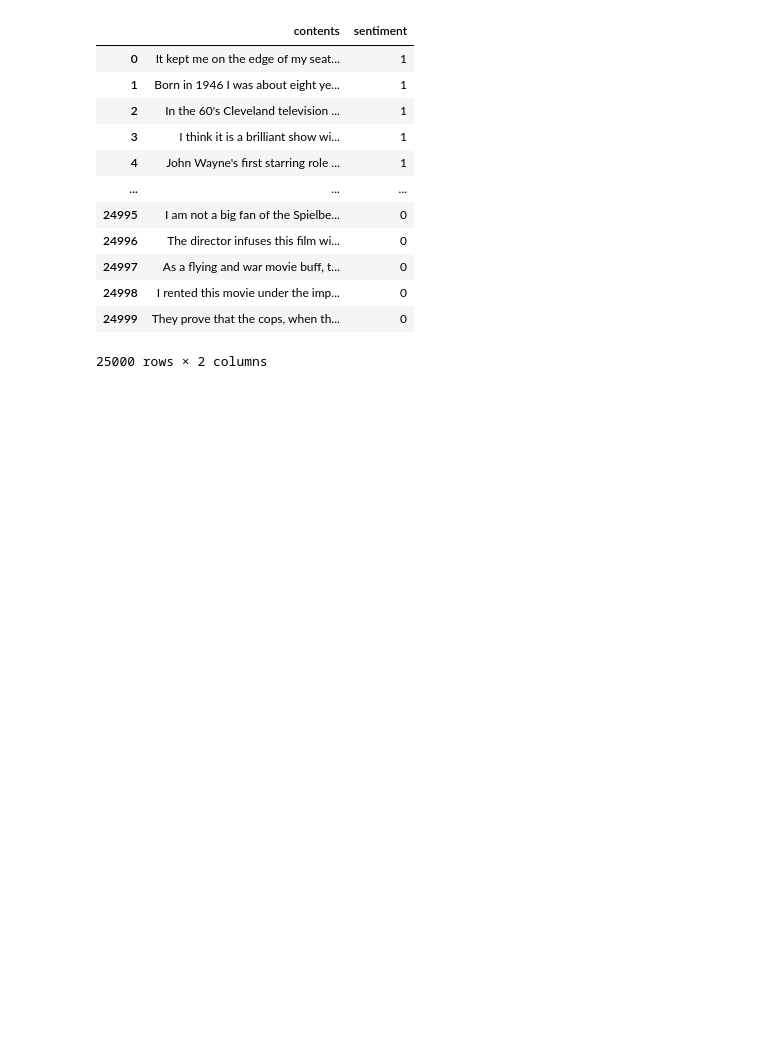
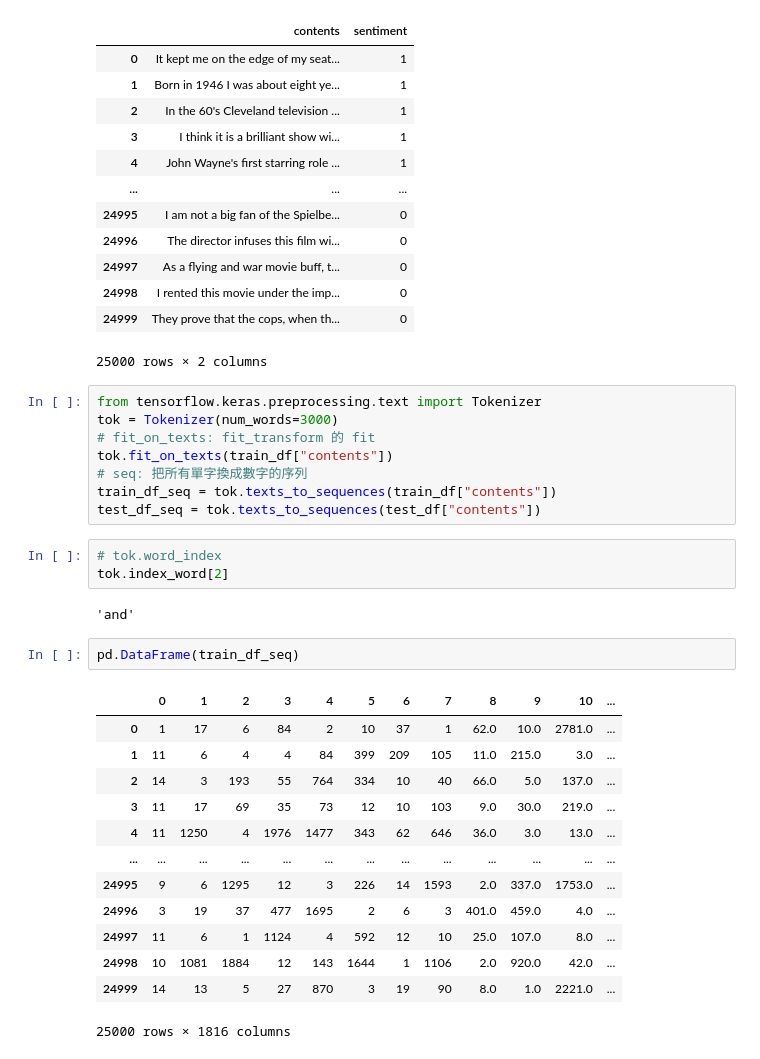
Before and after one commit to crazy85128x/ML0930, a Jupyter notebook: nlp_sentiment.ipynb, the cells around one changed output. Cells and saved outputs as stored; diff of their text form; blank space fills up the shorter version.

```diff
--- a/nlp_sentiment.ipynb
+++ b/nlp_sentiment.ipynb
@@ -52,3 +52,32 @@ test_df
 | 24998 | I rented this movie under the imp... | 0 |
 | 24999 | They prove that the cops, when th... | 0 |
 25000 rows × 2 columns
+# %%
+from tensorflow.keras.preprocessing.text import Tokenizer
+tok = Tokenizer(num_words=3000)
+# fit_on_texts: fit_transform 的 fit
+tok.fit_on_texts(train_df["contents"])
+# seq: 把所有單字換成數字的序列
+train_df_seq = tok.texts_to_sequences(train_df["contents"])
+test_df_seq = tok.texts_to_sequences(test_df["contents"])
+# %%
+# tok.word_index
+tok.index_word[2]
+# %% [output]
+'and'
+# %%
+pd.DataFrame(train_df_seq)
+# %% [output]
+|  | 0 | 1 | 2 | 3 | 4 | 5 | 6 | 7 | 8 | 9 | 10 | ... |
+| 0 | 1 | 17 | 6 | 84 | 2 | 10 | 37 | 1 | 62.0 | 10.0 | 2781.0 | ... |
+| 1 | 11 | 6 | 4 | 4 | 84 | 399 | 209 | 105 | 11.0 | 215.0 | 3.0 | ... |
+| 2 | 14 | 3 | 193 | 55 | 764 | 334 | 10 | 40 | 66.0 | 5.0 | 137.0 | ... |
+| 3 | 11 | 17 | 69 | 35 | 73 | 12 | 10 | 103 | 9.0 | 30.0 | 219.0 | ... |
+| 4 | 11 | 1250 | 4 | 1976 | 1477 | 343 | 62 | 646 | 36.0 | 3.0 | 13.0 | ... |
+| ... | ... | ... | ... | ... | ... | ... | ... | ... | ... | ... | ... | ... |
+| 24995 | 9 | 6 | 1295 | 12 | 3 | 226 | 14 | 1593 | 2.0 | 337.0 | 1753.0 | ... |
+| 24996 | 3 | 19 | 37 | 477 | 1695 | 2 | 6 | 3 | 401.0 | 459.0 | 4.0 | ... |
+| 24997 | 11 | 6 | 1 | 1124 | 4 | 592 | 12 | 10 | 25.0 | 107.0 | 8.0 | ... |
+| 24998 | 10 | 1081 | 1884 | 12 | 143 | 1644 | 1 | 1106 | 2.0 | 920.0 | 42.0 | ... |
+| 24999 | 14 | 13 | 5 | 27 | 870 | 3 | 19 | 90 | 8.0 | 1.0 | 2221.0 | ... |
+25000 rows × 1816 columns
```
